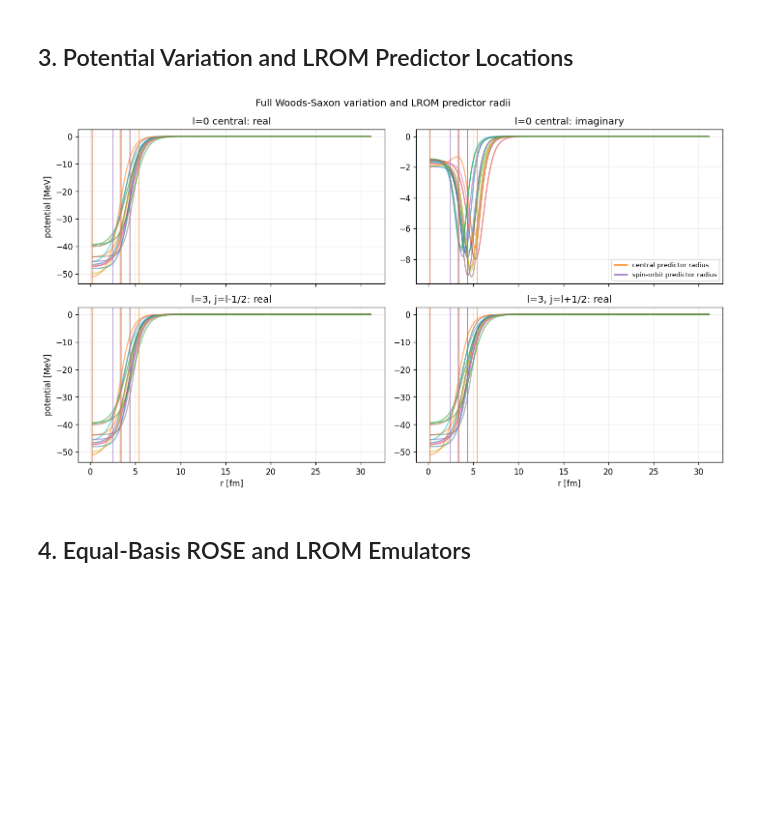
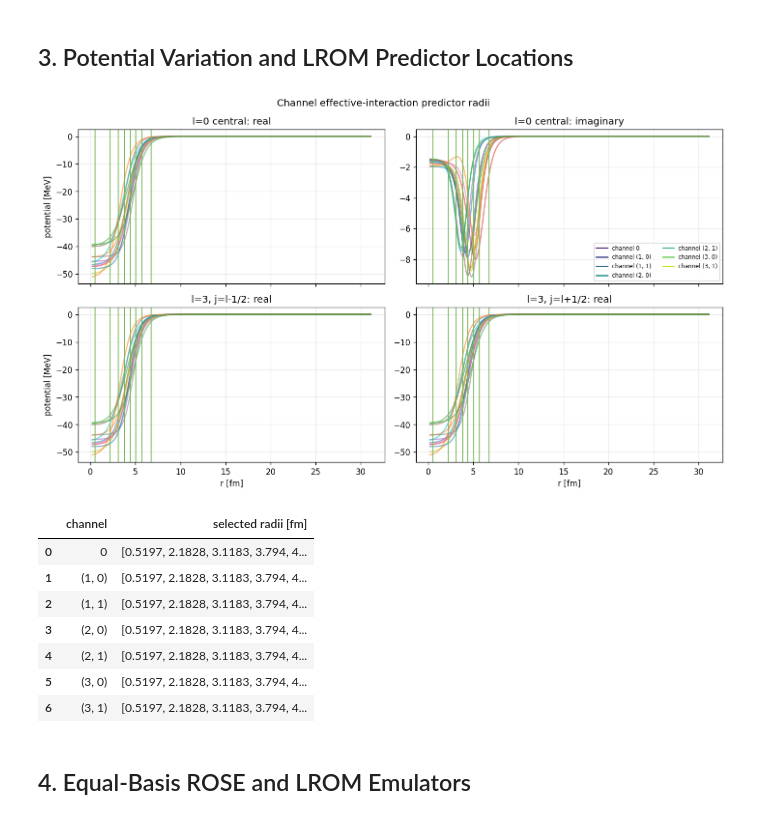
Before and after one commit to nitrogen5052/Learning-Reduced-Order-Models, a Jupyter notebook: notebooks/02_rose_vs_lrom_cross_sections.ipynb, the cells around one changed output. Saved outputs shown, nothing was run; the diff lists cells and outputs as text; code cells hidden in the pictures; blank space fills up the shorter version.

```diff
--- a/notebooks/02_rose_vs_lrom_cross_sections.ipynb
+++ b/notebooks/02_rose_vs_lrom_cross_sections.ipynb
@@ -160,79 +170,86 @@ LS_LABEL = "LS-projected cross section"
 radius_mesh = emulator.samples.mesh.radius
 radius_mask = radius_mesh >= 0.2
 plot_radius = radius_mesh[radius_mask]
-section3_predictor = lrom.build_potential_predictor(
+center_vector = np.asarray([central[name] for name in parameter_names])
+section3_predictor = lrom.build_effective_interaction_predictors(
+    full_order_models=emulator.samples.full_order_models,
+    rho=emulator.samples.mesh.rho,
     radius=radius_mesh,
-    central_potential=emulator.samples.central_potential,
-    training_potentials=emulator.samples.training_potentials,
-    testing_potentials=emulator.samples.testing_potentials,
+    central_values=center_vector,
+    training_values=train_rows,
+    testing_values=test_rows,
     predictor_count=DEFAULT_COMPRESSION_SIZE,
-    minimum_radius=0.2,
-    central_spin_orbit=emulator.samples.central_spin_orbit,
-    training_spin_orbit=emulator.samples.training_spin_orbit,
-    testing_spin_orbit=emulator.samples.testing_spin_orbit,
+    minimum_radius=0.5,
 )
 
-center_vector = np.asarray([central[name] for name in parameter_names])
 range_scale = np.asarray([ranges[name][1] - ranges[name][0] for name in parameter_names])
 standardized_distance = np.linalg.norm(
     (test_rows - center_vector[np.newaxis, :]) / range_scale[np.newaxis, :],
     axis=1,
 )
 ranked = np.argsort(standardized_distance)
 rainbow_indices = ranked[np.linspace(0, len(ranked) - 1, 12, dtype=int)]
 rainbow_rows = np.vstack([center_vector, test_rows[rainbow_indices]])
 
 fig, axes = plt.subplots(2, 2, figsize=(12.0, 7.0), sharex=True)
 for row in rainbow_rows:
     central_part = lrom.full_woods_saxon(radius_mesh, row)
     spin_orbit_part = lrom.full_woods_saxon_spin_orbit(radius_mesh, row)
     axes[0, 0].plot(plot_radius, central_part.real[radius_mask], alpha=0.55)
     axes[0, 1].plot(plot_radius, central_part.imag[radius_mask], alpha=0.55)
-    l_minus_part = central_part - 0.5 * (L_MAX + 1) * spin_orbit_part
-    l_plus_part = central_part + 0.5 * L_MAX * spin_orbit_part
-    axes[1, 0].plot(
-        plot_radius,
-        l_minus_part.real[radius_mask],
-        alpha=0.55,
+    l_minus_part = central_part - (L_MAX + 1) * spin_orbit_part
+    l_plus_part = central_part + L_MAX * spin_orbit_part
+    axes[1, 0].plot(plot_radius, l_minus_part.real[radius_mask], alpha=0.55)
+    axes[1, 1].plot(plot_radius, l_plus_part.real[radius_mask], alpha=0.55)
+
+channel_colors = plt.cm.viridis(
+    np.linspace(0.08, 0.92, len(section3_predictor))
+)
+predictor_rows = []
+for color, (channel, state) in zip(channel_colors, section3_predictor.items()):
+    assert np.all(state.selected_radii >= 0.5)
+    for radius in state.selected_radii:
+        for ax in axes.flat:
+            ax.axvline(radius, color=color, alpha=0.45, lw=0.9)
+    predictor_rows.append(
+        {
+            "channel": str(channel),
+            "selected radii [fm]": np.round(state.selected_radii, 4),
+        }
     )
-    axes[1, 1].plot(
-        plot_radius,
-        l_plus_part.real[radius_mask],
-        alpha=0.55,
-    )
-
-component_colors = {0: "tab:orange", 1: "tab:purple"}
-for radius, component in zip(
-    section3_predictor.selected_radii,
-    section3_predictor.selected_components,
-):
-    color = component_colors[int(component)]
-    for ax in axes.flat:
-        ax.axvline(radius, color=color, alpha=0.7, lw=1.0)
 
 axes[0, 0].set_title("l=0 central: real")
 axes[0, 1].set_title("l=0 central: imaginary")
 axes[1, 0].set_title("l=3, j=l-1/2: real")
 axes[1, 1].set_title("l=3, j=l+1/2: real")
 for ax in axes[1]:
     ax.set_xlabel("r [fm]")
 for ax in axes[:, 0]:
     ax.set_ylabel("potential [MeV]")
 axes[0, 1].legend(
     handles=[
-        Line2D([], [], color="tab:orange", label="central predictor radius"),
-        Line2D([], [], color="tab:purple", label="spin-orbit predictor radius"),
+        Line2D([], [], color=color, label=f"channel {channel}")
+        for color, channel in zip(channel_colors, section3_predictor)
     ],
-    fontsize=8,
+    fontsize=7,
+    ncol=2,
 )
-fig.suptitle("Full Woods-Saxon variation and LROM predictor radii")
+fig.suptitle("Channel effective-interaction predictor radii")
 fig.tight_layout()
 plt.show()
 
-assert np.all(section3_predictor.selected_radii >= radius_mesh.min())
-assert np.all(section3_predictor.selected_radii <= radius_mesh.max())
+predictor_radius_table = pd.DataFrame(predictor_rows)
+display(predictor_radius_table)
 # %% [output]
-[figure, old version]
+[figure, new version]
+|  | channel | selected radii [fm] |
+| 0 | 0 | [0.5197, 2.1828, 3.1183, 3.794, 4... |
+| 1 | (1, 0) | [0.5197, 2.1828, 3.1183, 3.794, 4... |
+| 2 | (1, 1) | [0.5197, 2.1828, 3.1183, 3.794, 4... |
+| 3 | (2, 0) | [0.5197, 2.1828, 3.1183, 3.794, 4... |
+| 4 | (2, 1) | [0.5197, 2.1828, 3.1183, 3.794, 4... |
+| 5 | (3, 0) | [0.5197, 2.1828, 3.1183, 3.794, 4... |
+| 6 | (3, 1) | [0.5197, 2.1828, 3.1183, 3.794, 4... |
 # %% [markdown]
 ## 4. Equal-Basis ROSE and LROM Emulators
 # %%
```
Also changed, not shown: parts of 7 cells of this notebook, 2 other files.
